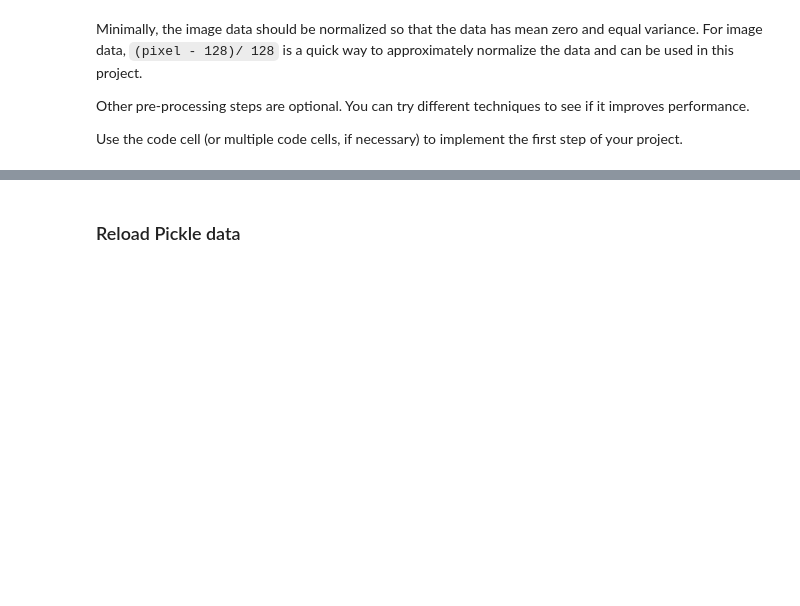
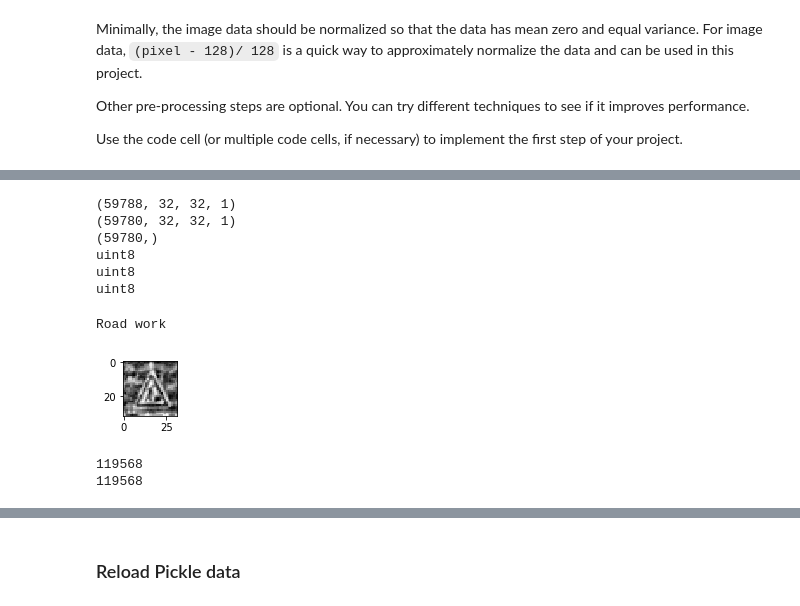
Before and after one commit to fevemania/CarND-Traffic-Sign-Classifier-Project, a Jupyter notebook: Traffic_Sign_Classifier.ipynb, the cells around one changed output, grey strips where cells are left out. Saved outputs shown, nothing was run; the diff lists cells and outputs as text; code cells hidden in the pictures; blank space fills up the shorter version.

```diff
--- a/Traffic_Sign_Classifier.ipynb
+++ b/Traffic_Sign_Classifier.ipynb
@@ -280,0 +416,4 @@ Use the code cell (or multiple code cells, if necessary) to implement the first
+# %%
+X_train, y_train = flip_extend(X_train, y_train)
+# from int64 to uint8
+y_train = y_train.astype('uint8')
@@ -280,0 +455,22 @@ Use the code cell (or multiple code cells, if necessary) to implement the first
+# %%
+print(X_train.shape)
+print(X_rotate_and_shift.shape)
+print(y_rotate_and_shift.shape)
+print(X_train.dtype)
+print(X_rotate_and_shift.dtype)
+print(y_rotate_and_shift.dtype)
+# %% [output]
+(59788, 32, 32, 1)
+(59780, 32, 32, 1)
+(59780,)
+uint8
+uint8
+uint8
+# %%
+plt.figure(figsize=(1,1))
+plt.imshow(X_train[44160].squeeze(), cmap="gray")
+print(signnames[y_train[44160]])
+plt.show()
+# %% [output]
+Road work
+[figure, added]
@@ -281,3 +480,9 @@ Use the code cell (or multiple code cells, if necessary) to implement the first
+# %%
+print(len(X_train))
+print(len(y_train))
+# %% [output]
+119568
+119568
 # %%
 ### Preprocess the data here. It is required to normalize the data. Other preprocessing steps could include
 ### converting to grayscale, etc.
```
Also changed, not shown: parts of 27 cells of this notebook.
